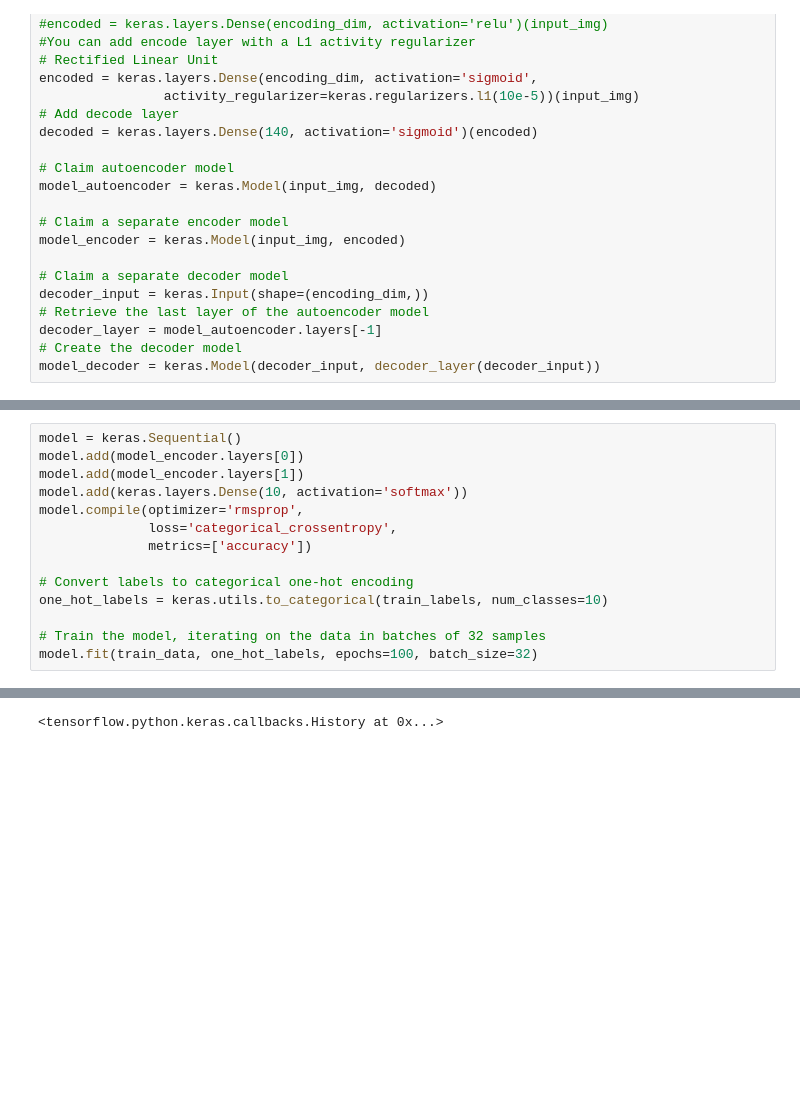
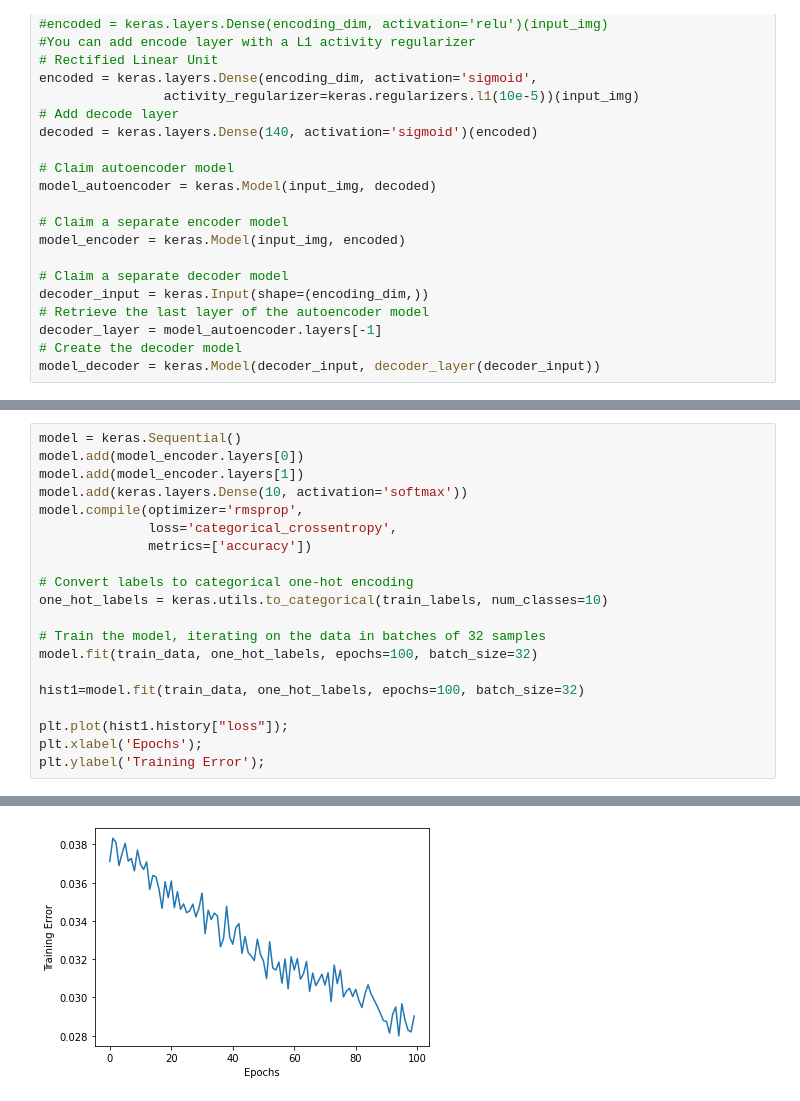
Before and after one commit to AlexPips/Training-Methods, a Jupyter notebook: ECG Dataset Autoencoder.ipynb, the cells around one changed output, grey strips where cells are left out. Saved outputs shown, nothing was run; the diff lists cells and outputs as text; blank space fills up the shorter version.

```diff
--- a/ECG Dataset Autoencoder.ipynb
+++ b/ECG Dataset Autoencoder.ipynb
@@ -149,5 +147,11 @@ one_hot_labels = keras.utils.to_categorical(train_labels, num_classes=10)
 
 # Train the model, iterating on the data in batches of 32 samples
 model.fit(train_data, one_hot_labels, epochs=100, batch_size=32)
+
+hist1=model.fit(train_data, one_hot_labels, epochs=100, batch_size=32)
+
+plt.plot(hist1.history["loss"]);
+plt.xlabel('Epochs');
+plt.ylabel('Training Error');
 # %% [output]
 Epoch 1/100
@@ -170,4 +174,4 @@ Epoch 100/100
-<tensorflow.python.keras.callbacks.History at 0x...>
+[figure, added]
 # %%
 from sklearn.metrics import accuracy_score, f1_score, precision_score, recall_score, classification_report, confusion_matrix
 import numpy as np
```
Also changed, not shown: parts of 4 cells of this notebook, 1 other file.
